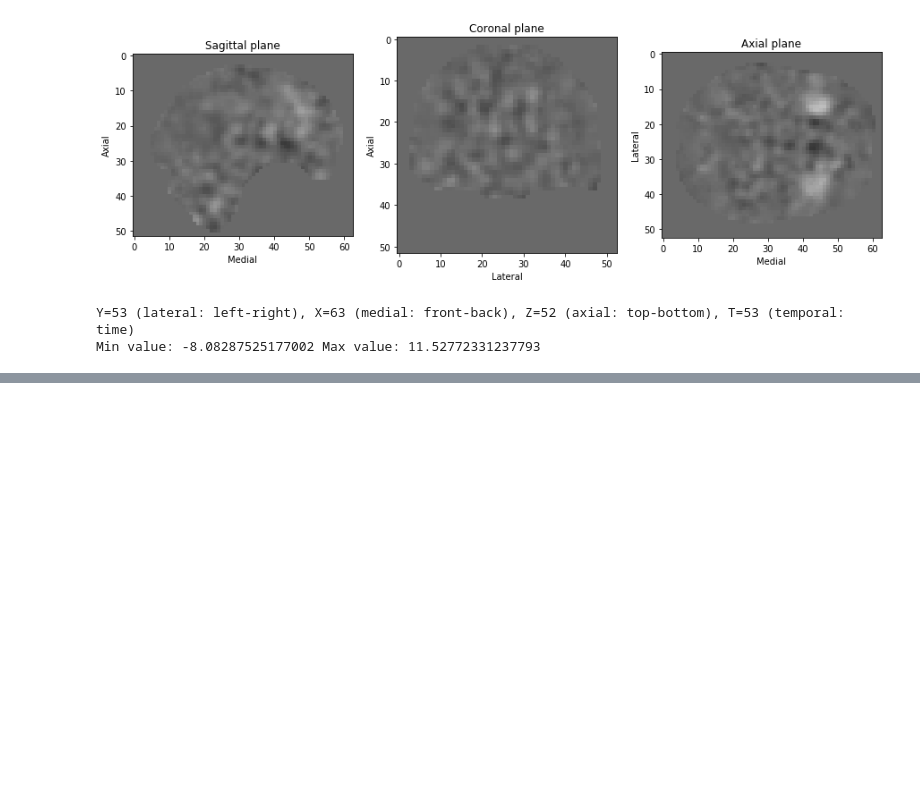
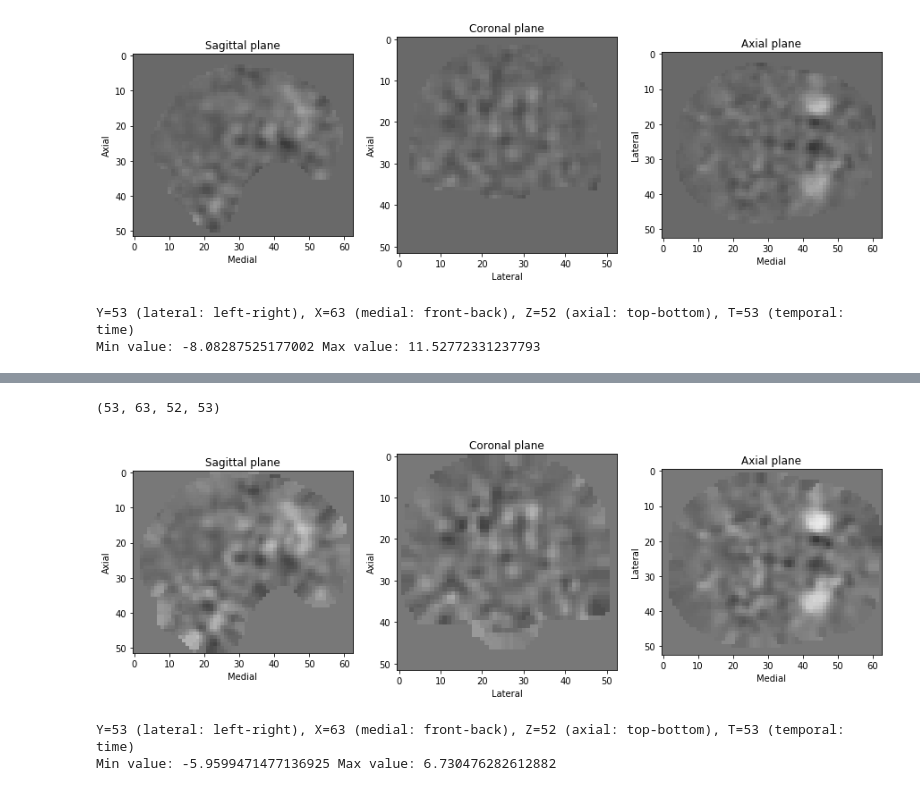
Before and after one commit to Beerend/TReNDS, a Jupyter notebook: notebooks/read_fMRI_image.ipynb, the cells around one changed output, grey strips where cells are left out. Cells and saved outputs as stored; diff of their text form; code cells hidden in the pictures; blank space fills up the shorter version.

```diff
--- a/notebooks/read_fMRI_image.ipynb
+++ b/notebooks/read_fMRI_image.ipynb
@@ -80,0 +107,41 @@ Min value: -8.08287525177002 Max value: 11.52772331237793
+# %%
+mean_img   = nl.image.mean_img(img)
+smooth_img = nl.image.smooth_img(img, 3)
+clean_img  = nl.image.clean_img(smooth_img, detrend=True, standardize='zscore') #, high_pass=128, t_r=.25)
+prepr_data = nl.image.get_data(clean_img)
+print(prepr_data.shape)
+# %% [output]
+(53, 63, 52, 53)
+# %%
+t    = 26
+fig  = plt.figure(figsize=(15,5))
+cmap = 'gray' # cividis, gray
+
+ax = plt.subplot(131)
+plt.imshow(np.rot90(prepr_data[26,:,:,t]),cmap=cmap,vmin=np.min(prepr_data),vmax=np.max(prepr_data))
+# fig.suptitle('test title', fontsize=20)
+plt.xlabel('Medial')
+plt.ylabel('Axial')
+ax.set_title('Sagittal plane')
+
+ax = plt.subplot(132)
+plt.imshow(np.rot90(prepr_data[:,31,:,t]),cmap=cmap,vmin=np.min(prepr_data),vmax=np.max(prepr_data))
+plt.xlabel('Lateral')
+plt.ylabel('Axial')
+ax.set_title('Coronal plane')
+
+ax = plt.subplot(133)
+plt.imshow(prepr_data[:,:,26,t],cmap=cmap,vmin=np.min(prepr_data),vmax=np.max(prepr_data))
+plt.xlabel('Medial')
+plt.ylabel('Lateral')
+ax.set_title('Axial plane')
+
+plt.show()
+# plt.savefig('figures/fMRI_example_10004.png', bbox_inches='tight')
+
+print('Y=%d (lateral: left-right), X=%d (medial: front-back), Z=%d (axial: top-bottom), T=%d (temporal: time)'%prepr_data.shape)
+print('Min value:',np.min(prepr_data),'Max value:',np.max(prepr_data))
+# %% [output]
+[figure, added]
+Y=53 (lateral: left-right), X=63 (medial: front-back), Z=52 (axial: top-bottom), T=53 (temporal: time)
+Min value: -5.9599471477136925 Max value: 6.730476282612882
```
Also changed, not shown: parts of 4 cells of this notebook, 6 other files.
